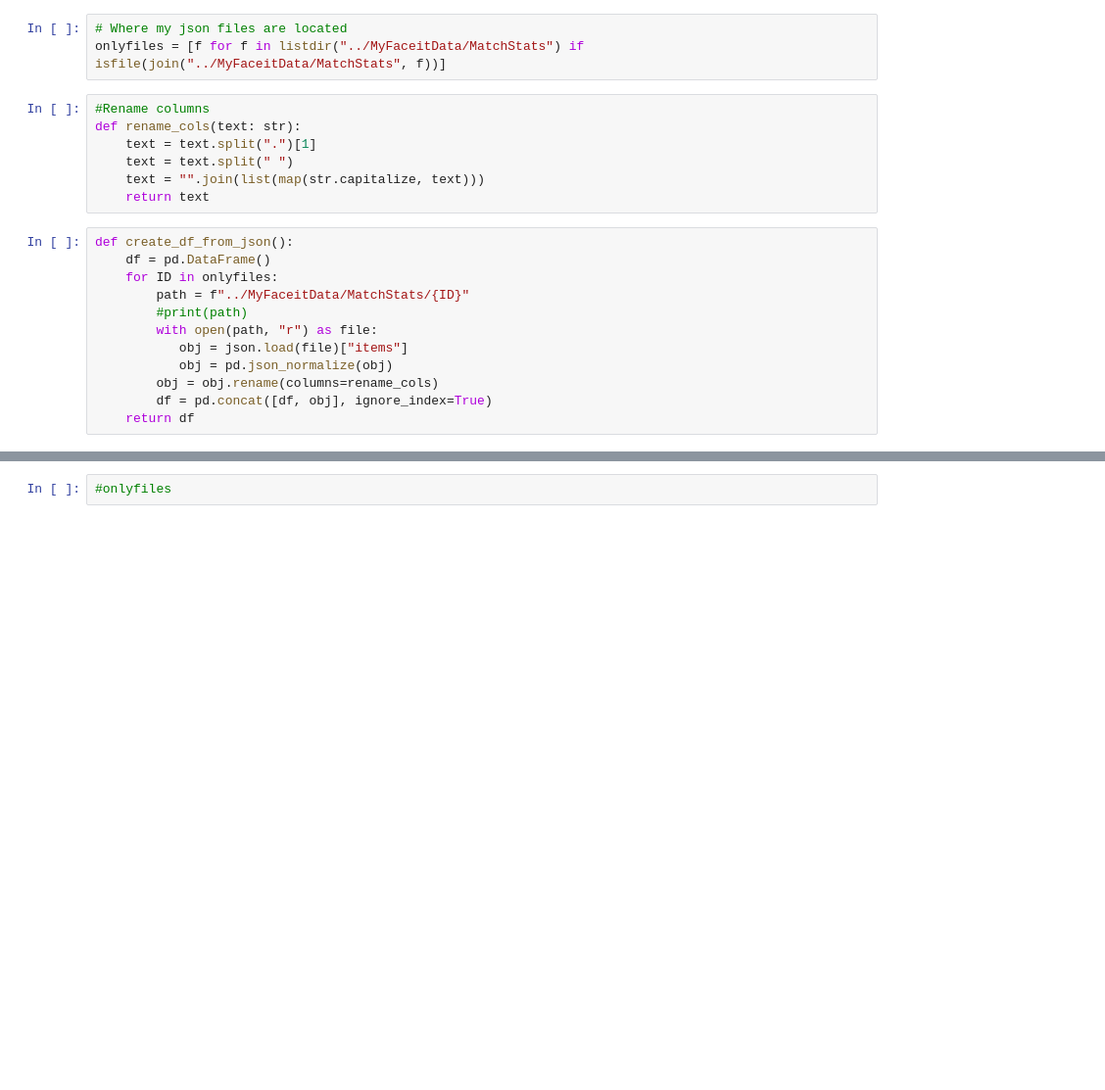
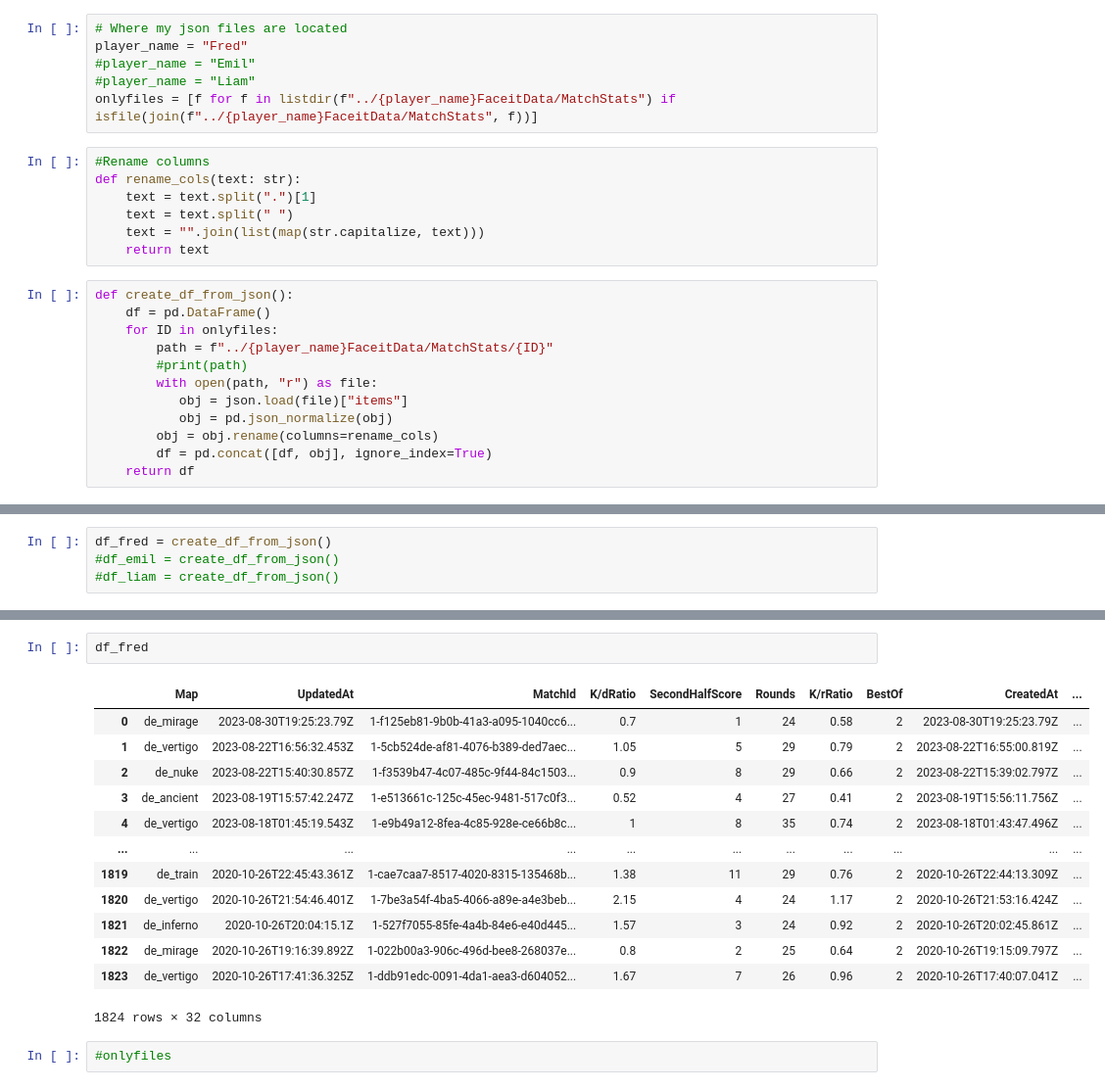
Before and after one commit to jasonhsu8/Faceit_Data_Collection, a Jupyter notebook: JJ Notebooks/FredFile.ipynb, the cells around one changed output, grey strips where cells are left out. Shown: that part at 98% size. Drawn from its saved outputs; the diff is of its cells as text; blank space fills up the shorter version.

```diff
--- a/JJ Notebooks/FredFile.ipynb
+++ b/JJ Notebooks/FredFile.ipynb
@@ -10,7 +10,10 @@ from os import listdir
 from os.path import isfile, join
 # %%
 # Where my json files are located
-onlyfiles = [f for f in listdir("../MyFaceitData/MatchStats") if isfile(join("../MyFaceitData/MatchStats", f))]
+player_name = "Fred"
+#player_name = "Emil"
+#player_name = "Liam"
+onlyfiles = [f for f in listdir(f"../{player_name}FaceitData/MatchStats") if isfile(join(f"../{player_name}FaceitData/MatchStats", f))]
 # %%
 #Rename columns
 def rename_cols(text: str):
@@ -22,7 +25,7 @@ def rename_cols(text: str):
 def create_df_from_json():
     df = pd.DataFrame()
     for ID in onlyfiles:
-        path = f"../MyFaceitData/MatchStats/{ID}"
+        path = f"../{player_name}FaceitData/MatchStats/{ID}"
         #print(path)
         with open(path, "r") as file:
            obj = json.load(file)["items"]
@@ -35,2 +36,6 @@ df_jj = create_df_from_json()
+# %%
+df_fred = create_df_from_json()
+#df_emil = create_df_from_json()
+#df_liam = create_df_from_json()
 # %%
 # Create picklle file if there are large amounts of json files
@@ -54,3 +43,19 @@ df_jj
+# %%
+df_fred
+# %% [output]
+|  | Map | UpdatedAt | MatchId | K/dRatio | SecondHalfScore | Rounds | K/rRatio | BestOf | CreatedAt | ... |
+| 0 | de_mirage | 2023-08-30T19:25:23.79Z | 1-f125eb81-9b0b-41a3-a095-1040cc6... | 0.7 | 1 | 24 | 0.58 | 2 | 2023-08-30T19:25:23.79Z | ... |
+| 1 | de_vertigo | 2023-08-22T16:56:32.453Z | 1-5cb524de-af81-4076-b389-ded7aec... | 1.05 | 5 | 29 | 0.79 | 2 | 2023-08-22T16:55:00.819Z | ... |
+| 2 | de_nuke | 2023-08-22T15:40:30.857Z | 1-f3539b47-4c07-485c-9f44-84c1503... | 0.9 | 8 | 29 | 0.66 | 2 | 2023-08-22T15:39:02.797Z | ... |
+| 3 | de_ancient | 2023-08-19T15:57:42.247Z | 1-e513661c-125c-45ec-9481-517c0f3... | 0.52 | 4 | 27 | 0.41 | 2 | 2023-08-19T15:56:11.756Z | ... |
+| 4 | de_vertigo | 2023-08-18T01:45:19.543Z | 1-e9b49a12-8fea-4c85-928e-ce66b8c... | 1 | 8 | 35 | 0.74 | 2 | 2023-08-18T01:43:47.496Z | ... |
+| ... | ... | ... | ... | ... | ... | ... | ... | ... | ... | ... |
+| 1819 | de_train | 2020-10-26T22:45:43.361Z | 1-cae7caa7-8517-4020-8315-135468b... | 1.38 | 11 | 29 | 0.76 | 2 | 2020-10-26T22:44:13.309Z | ... |
+| 1820 | de_vertigo | 2020-10-26T21:54:46.401Z | 1-7be3a54f-4ba5-4066-a89e-a4e3beb... | 2.15 | 4 | 24 | 1.17 | 2 | 2020-10-26T21:53:16.424Z | ... |
+| 1821 | de_inferno | 2020-10-26T20:04:15.1Z | 1-527f7055-85fe-4a4b-84e6-e40d445... | 1.57 | 3 | 24 | 0.92 | 2 | 2020-10-26T20:02:45.861Z | ... |
+| 1822 | de_mirage | 2020-10-26T19:16:39.892Z | 1-022b00a3-906c-496d-bee8-268037e... | 0.8 | 2 | 25 | 0.64 | 2 | 2020-10-26T19:15:09.797Z | ... |
+| 1823 | de_vertigo | 2020-10-26T17:41:36.325Z | 1-ddb91edc-0091-4da1-aea3-d604052... | 1.67 | 7 | 26 | 0.96 | 2 | 2020-10-26T17:40:07.041Z | ... |
+1824 rows × 32 columns
 # %%
 #onlyfiles
 # %%
```
Also changed, not shown: parts of 17 cells of this notebook, 2 other files.
